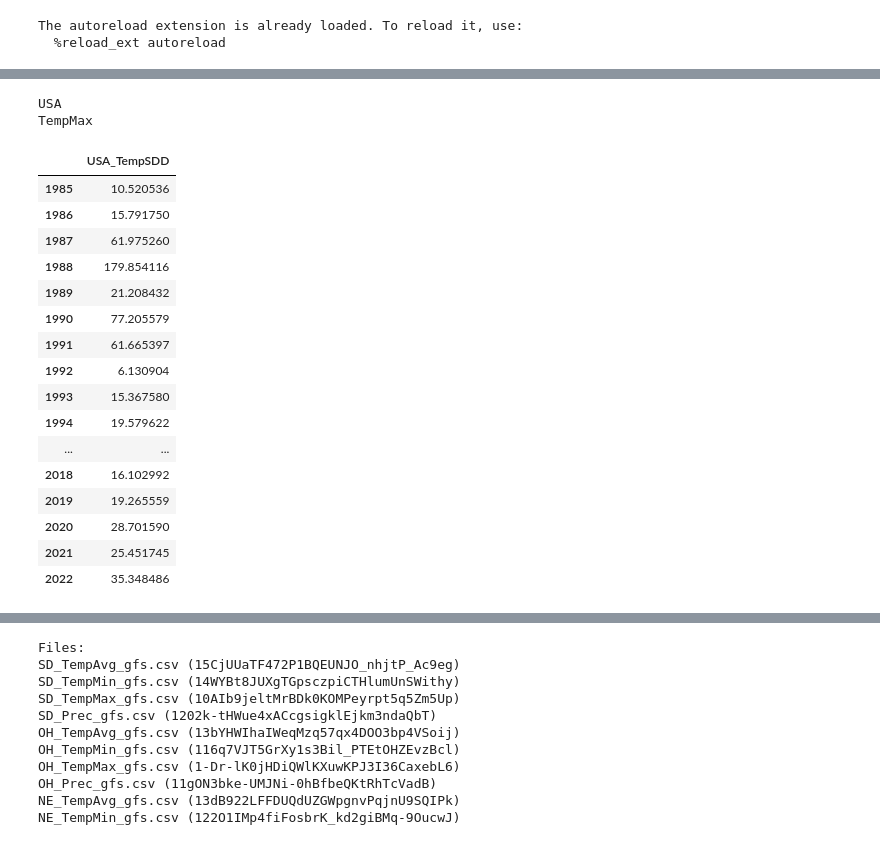
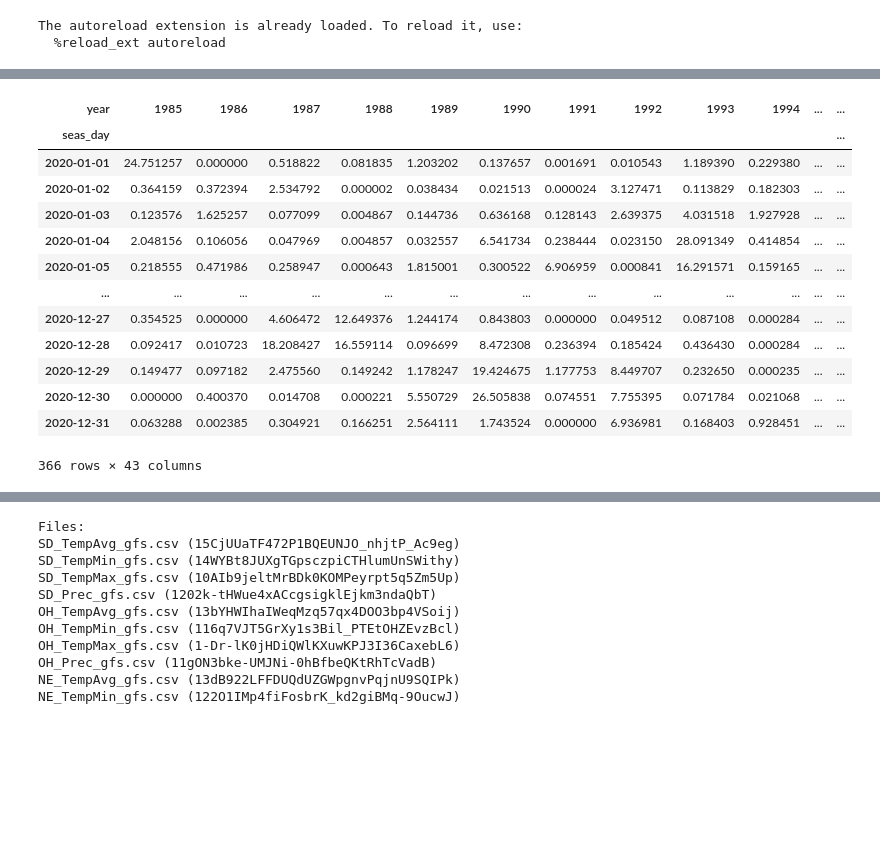
Before and after one commit to DanieleMarobin/Monitor, a Jupyter notebook: Delete.ipynb, the cells around one changed output, grey strips where cells are left out. Cells and saved outputs as stored; diff of their text form; code cells hidden in the pictures; blank space fills up the shorter version.

```diff
--- a/Delete.ipynb
+++ b/Delete.ipynb
@@ -29,7 +29,7 @@ df_w_sel = df_w_sel[df_w_sel[uw.WS_COUNTRY_ALPHA] == 'USA']
 # df_w_sel = df_w_sel[df_w_sel[uw.WS_STATE_ALPHA] == 'IL']
 
 # Build the Weather DF
-w_vars = [uw.WV_PREC,  uw.WV_SDD_30]
+w_vars = [uw.WV_PREC,  uw.WV_TEMP_MAX]
 in_files = uw.WS_UNIT_ALPHA
 out_cols = uw.WS_UNIT_ALPHA
 w_df_all = uw.build_w_df_all(df_w_sel, w_vars, in_files, out_cols)
@@ -43,5 +43,8 @@ w_df_all = uw.build_w_df_all(df_w_sel, w_vars, in_files, out_cols)
 # uw.add_Sdd(w_df_all['hist'])
 
 w_df_all['hist']
-# w_vars
+test=w_df_all['hist']
+test=test.reset_index()
+test.loc[0,'IA_TempMax']=3
+test.iloc[0]['IA_TempMax']
 # %% [output]
@@ -79,43 +52,17 @@ regular_dates=pd.DataFrame({'start':start,'end':end},index=silk_50_pct.index)
-# %%
-geo,var= 'USA_TempMax'.split('_')
-print(geo)
-print(var)
-# %% [output]
-USA
-TempMax
-# %%
-day=dt(2022,6,10)
-
-sel_ext_df=w_w_df_all[uw.WD_H_GFS].copy()
-
-sel_ext_df['USA_TempSDD']=sel_ext_df['USA_TempMax']
-mask=sel_ext_df['USA_TempSDD']>30.0
-sel_ext_df['USA_TempSDD'][mask]=sel_ext_df['USA_TempSDD'][mask]-30.0
-sel_ext_df['USA_TempSDD'][~mask]=0
-
-w_w_df_ext = uw.extend_with_seasonal_df(w_df, modes=[uw.EXT_MEAN])
-w_w_df_ext
-
-M_pollination_sdd = uw.extract_w_windows(w_w_df_ext[['USA_TempSDD']], pollination_dates)
-M_pollination_sdd*9/5
-
-M_regular_sdd = uw.extract_w_windows(w_w_df_ext[['USA_TempSDD']], regular_dates)
-M_regular_sdd*9/5-M_pollination_sdd*9/5
-# %% [output]
-|  | USA_TempSDD |
-| 1985 | 10.520536 |
-| 1986 | 15.791750 |
-| 1987 | 61.975260 |
-| 1988 | 179.854116 |
-| 1989 | 21.208432 |
-| 1990 | 77.205579 |
-| 1991 | 61.665397 |
-| 1992 | 6.130904 |
-| 1993 | 15.367580 |
-| 1994 | 19.579622 |
-| ... | ... |
-| 2018 | 16.102992 |
-| 2019 | 19.265559 |
-| 2020 | 28.701590 |
-| 2021 | 25.451745 |
-| 2022 | 35.348486 |
+# %%
+uw.seasonalize(w_df_all['hist'][['IL_Prec']])
+# %% [output]
+| year | 1985 | 1986 | 1987 | 1988 | 1989 | 1990 | 1991 | 1992 | 1993 | 1994 | ... | ... |
+| seas_day |  |  |  |  |  |  |  |  |  |  |  | ... |
+| 2020-01-01 | 24.751257 | 0.000000 | 0.518822 | 0.081835 | 1.203202 | 0.137657 | 0.001691 | 0.010543 | 1.189390 | 0.229380 | ... | ... |
+| 2020-01-02 | 0.364159 | 0.372394 | 2.534792 | 0.000002 | 0.038434 | 0.021513 | 0.000024 | 3.127471 | 0.113829 | 0.182303 | ... | ... |
+| 2020-01-03 | 0.123576 | 1.625257 | 0.077099 | 0.004867 | 0.144736 | 0.636168 | 0.128143 | 2.639375 | 4.031518 | 1.927928 | ... | ... |
+| 2020-01-04 | 2.048156 | 0.106056 | 0.047969 | 0.004857 | 0.032557 | 6.541734 | 0.238444 | 0.023150 | 28.091349 | 0.414854 | ... | ... |
+| 2020-01-05 | 0.218555 | 0.471986 | 0.258947 | 0.000643 | 1.815001 | 0.300522 | 6.906959 | 0.000841 | 16.291571 | 0.159165 | ... | ... |
+| ... | ... | ... | ... | ... | ... | ... | ... | ... | ... | ... | ... | ... |
+| 2020-12-27 | 0.354525 | 0.000000 | 4.606472 | 12.649376 | 1.244174 | 0.843803 | 0.000000 | 0.049512 | 0.087108 | 0.000284 | ... | ... |
+| 2020-12-28 | 0.092417 | 0.010723 | 18.208427 | 16.559114 | 0.096699 | 8.472308 | 0.236394 | 0.185424 | 0.436430 | 0.000284 | ... | ... |
+| 2020-12-29 | 0.149477 | 0.097182 | 2.475560 | 0.149242 | 1.178247 | 19.424675 | 1.177753 | 8.449707 | 0.232650 | 0.000235 | ... | ... |
+| 2020-12-30 | 0.000000 | 0.400370 | 0.014708 | 0.000221 | 5.550729 | 26.505838 | 0.074551 | 7.755395 | 0.071784 | 0.021068 | ... | ... |
+| 2020-12-31 | 0.063288 | 0.002385 | 0.304921 | 0.166251 | 2.564111 | 1.743524 | 0.000000 | 6.936981 | 0.168403 | 0.928451 | ... | ... |
+366 rows × 43 columns
```
Also changed, not shown: parts of 7 cells of this notebook, 36 other files.
